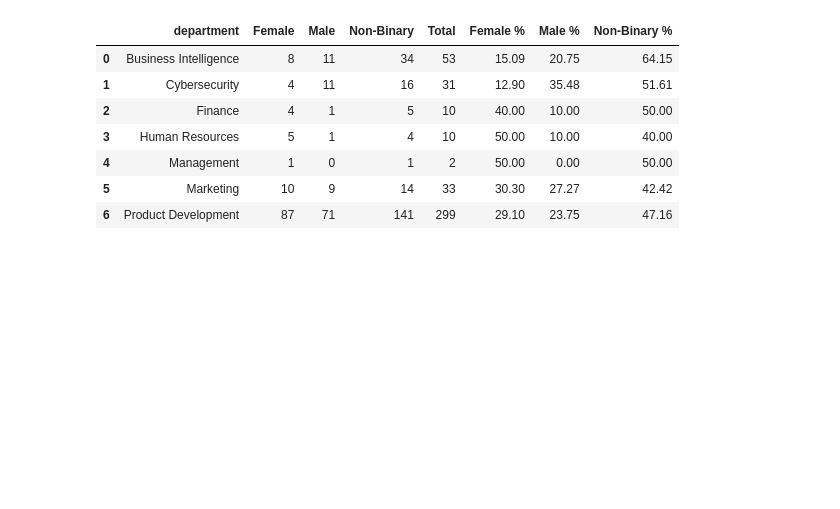
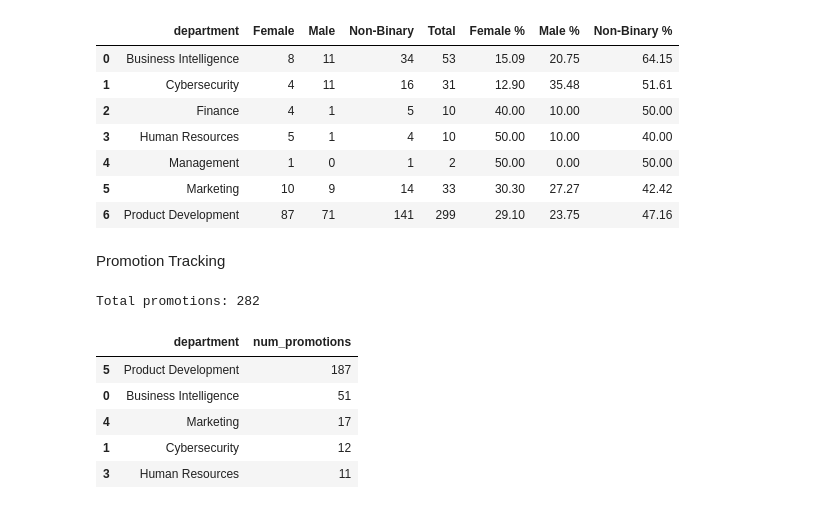
Before and after one commit to jianxinz233/hr-analytics-redi, a Jupyter notebook: python-version/notebooks/02_eda_and_kpis.ipynb, the cells around one changed output. Cells and saved outputs as stored; diff of their text form; code cells hidden in the pictures; blank space fills up the shorter version.

Commit message:
Add Promotion Tracking

```diff
--- a/python-version/notebooks/02_eda_and_kpis.ipynb
+++ b/python-version/notebooks/02_eda_and_kpis.ipynb
@@ -203,3 +203,10 @@ display(dept_stats.head())
 dept_stats.to_csv('../outputs/summary_tables/turnover_retention_by_department.csv', index=False)
 # %% [markdown]
 Salary Analysis
+# %%
+# Compute total compensation
+employments['total_compensation'] = (
+    employments[['salary', 'bonus', 'pension_contribution', 'vacation_allowance']]
+    .fillna(0)
+    .sum(axis=1)
+)
@@ -325,3 +349,48 @@ display(gender_dept)
 # %%
 gender_dist.to_csv('../../outputs/summary_tables/gender_overall_distribution.csv', index=False)
 gender_dept.to_csv('../../outputs/summary_tables/gender_distribution_by_department.csv')
+# %% [markdown]
+Promotion Tracking
+# %%
+# Merge employments with positions to get job_level and department
+employment_history = employments.merge(
+    positions[['id', 'title', 'job_level', 'department']],
+    left_on='position_id',
+    right_on='id',
+    how='left'
+)
+
+employment_history = employment_history.sort_values(['employee_id', 'start_date'])
+# %%
+# Detect promotions based on job level increase
+employment_history['prev_job_level'] = employment_history.groupby('employee_id')['job_level'].shift(1)
+
+# Flag as promotion if job level increases
+employment_history['promoted'] = employment_history['job_level'] > employment_history['prev_job_level']
+# %%
+promotions = employment_history[employment_history['promoted'] == True].copy()
+
+promotions['promotion_year'] = pd.to_datetime(promotions['start_date']).dt.year
+# %%
+# Total promotions
+total_promotions = promotions.shape[0]
+print(f"Total promotions: {total_promotions}")
+# %% [output]
+Total promotions: 282
+# %%
+# Promotions by department
+promotions_by_dept = (
+    promotions.groupby('department')
+    .size()
+    .reset_index(name='num_promotions')
+    .sort_values(by='num_promotions', ascending=False)
+)
+
+display(promotions_by_dept.head())
+# %% [output]
+|  | department | num_promotions |
+| 5 | Product Development | 187 |
+| 0 | Business Intelligence | 51 |
+| 4 | Marketing | 17 |
+| 1 | Cybersecurity | 12 |
+| 3 | Human Resources | 11 |
```
Also changed, not shown: parts of 4 cells of this notebook, 2 other files.
